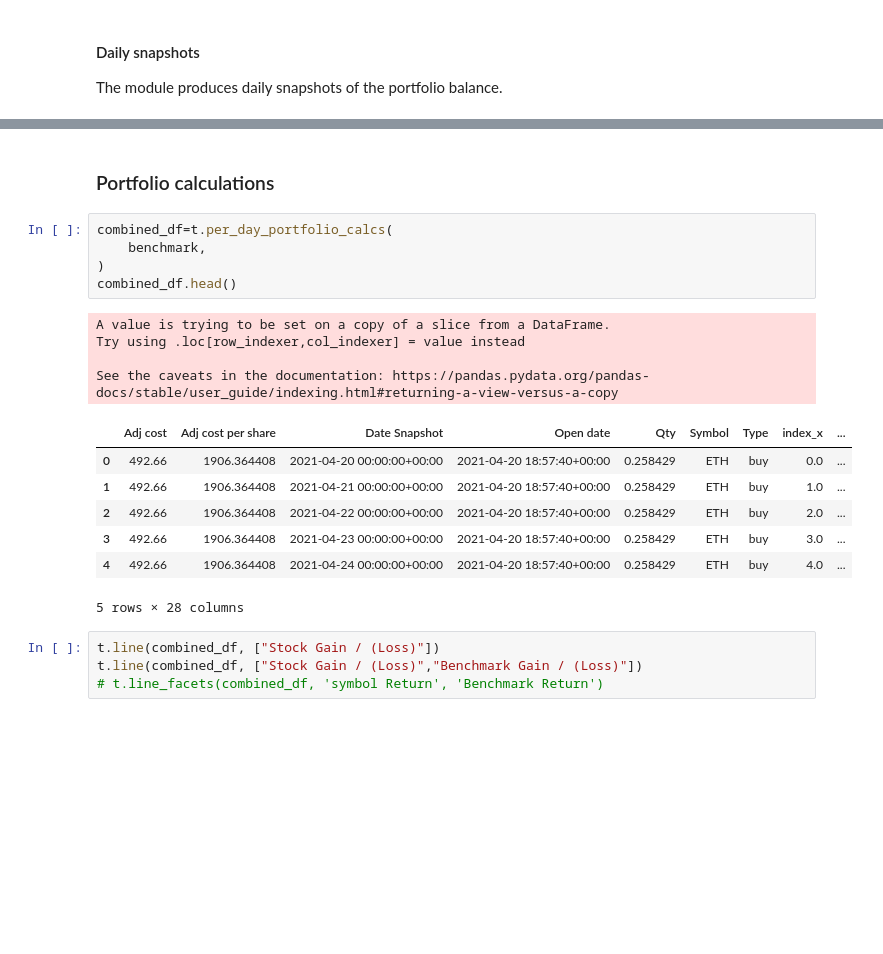
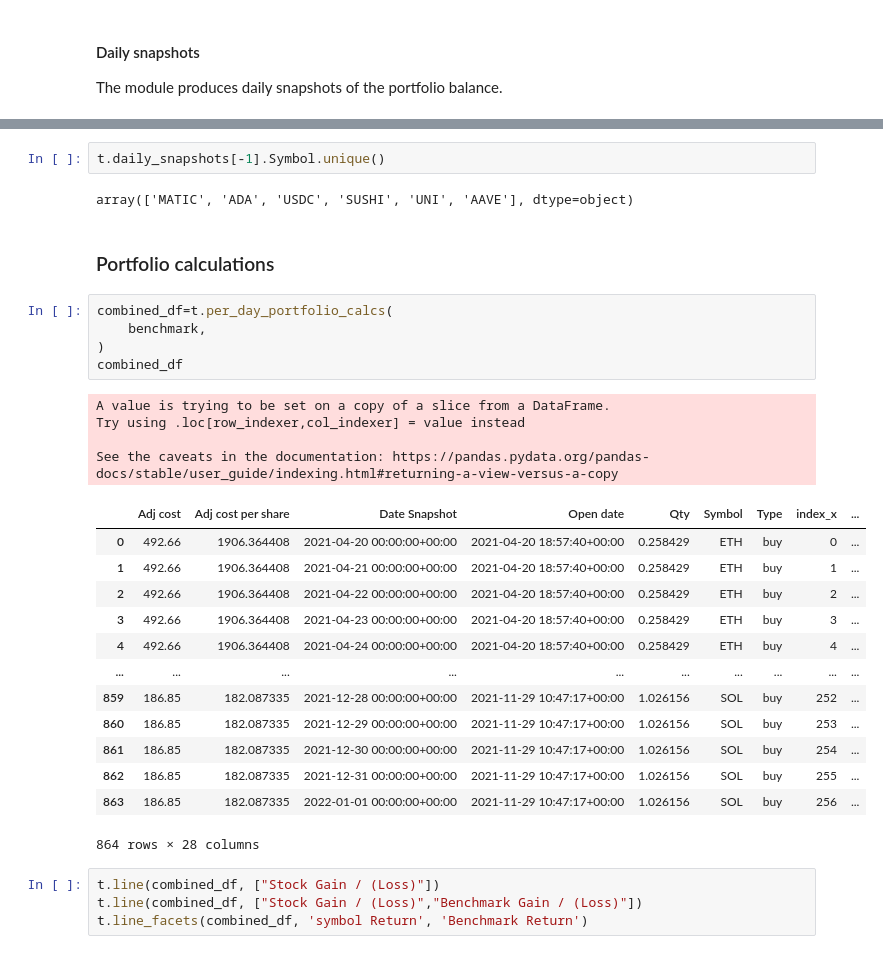
Before and after one commit to giocaizzi/surfingcrypto, a Jupyter notebook: notebooks/portfolio.ipynb, the cells around one changed output, grey strips where cells are left out. Saved outputs shown, nothing was run; the diff lists cells and outputs as text; blank space fills up the shorter version.

```diff
--- a/notebooks/portfolio.ipynb
+++ b/notebooks/portfolio.ipynb
@@ -119,23 +115,33 @@ t.daily_snapshots[-1]
+# %%
+t.daily_snapshots[-1].Symbol.unique()
+# %% [output]
+array(['MATIC', 'ADA', 'USDC', 'SUSHI', 'UNI', 'AAVE'], dtype=object)
 # %% [markdown]
 ### Portfolio calculations
 # %%
 combined_df=t.per_day_portfolio_calcs(
     benchmark,
 )
-combined_df.head()
+combined_df
 # %% [output]
 A value is trying to be set on a copy of a slice from a DataFrame.
 Try using .loc[row_indexer,col_indexer] = value instead
 
 See the caveats in the documentation: https://pandas.pydata.org/pandas-docs/stable/user_guide/indexing.html#returning-a-view-versus-a-copy
 |  | Adj cost | Adj cost per share | Date Snapshot | Open date | Qty | Symbol | Type | index_x | ... |
-| 0 | 492.66 | 1906.364408 | 2021-04-20 00:00:00+00:00 | 2021-04-20 18:57:40+00:00 | 0.258429 | ETH | buy | 0.0 | ... |
-| 1 | 492.66 | 1906.364408 | 2021-04-21 00:00:00+00:00 | 2021-04-20 18:57:40+00:00 | 0.258429 | ETH | buy | 1.0 | ... |
-| 2 | 492.66 | 1906.364408 | 2021-04-22 00:00:00+00:00 | 2021-04-20 18:57:40+00:00 | 0.258429 | ETH | buy | 2.0 | ... |
-| 3 | 492.66 | 1906.364408 | 2021-04-23 00:00:00+00:00 | 2021-04-20 18:57:40+00:00 | 0.258429 | ETH | buy | 3.0 | ... |
-| 4 | 492.66 | 1906.364408 | 2021-04-24 00:00:00+00:00 | 2021-04-20 18:57:40+00:00 | 0.258429 | ETH | buy | 4.0 | ... |
+| 0 | 492.66 | 1906.364408 | 2021-04-20 00:00:00+00:00 | 2021-04-20 18:57:40+00:00 | 0.258429 | ETH | buy | 0 | ... |
+| 1 | 492.66 | 1906.364408 | 2021-04-21 00:00:00+00:00 | 2021-04-20 18:57:40+00:00 | 0.258429 | ETH | buy | 1 | ... |
+| 2 | 492.66 | 1906.364408 | 2021-04-22 00:00:00+00:00 | 2021-04-20 18:57:40+00:00 | 0.258429 | ETH | buy | 2 | ... |
+| 3 | 492.66 | 1906.364408 | 2021-04-23 00:00:00+00:00 | 2021-04-20 18:57:40+00:00 | 0.258429 | ETH | buy | 3 | ... |
+| 4 | 492.66 | 1906.364408 | 2021-04-24 00:00:00+00:00 | 2021-04-20 18:57:40+00:00 | 0.258429 | ETH | buy | 4 | ... |
+| ... | ... | ... | ... | ... | ... | ... | ... | ... | ... |
+| 859 | 186.85 | 182.087335 | 2021-12-28 00:00:00+00:00 | 2021-11-29 10:47:17+00:00 | 1.026156 | SOL | buy | 252 | ... |
+| 860 | 186.85 | 182.087335 | 2021-12-29 00:00:00+00:00 | 2021-11-29 10:47:17+00:00 | 1.026156 | SOL | buy | 253 | ... |
+| 861 | 186.85 | 182.087335 | 2021-12-30 00:00:00+00:00 | 2021-11-29 10:47:17+00:00 | 1.026156 | SOL | buy | 254 | ... |
+| 862 | 186.85 | 182.087335 | 2021-12-31 00:00:00+00:00 | 2021-11-29 10:47:17+00:00 | 1.026156 | SOL | buy | 255 | ... |
+| 863 | 186.85 | 182.087335 | 2022-01-01 00:00:00+00:00 | 2021-11-29 10:47:17+00:00 | 1.026156 | SOL | buy | 256 | ... |
-5 rows × 28 columns
+864 rows × 28 columns
 # %%
 t.line(combined_df, ["Stock Gain / (Loss)"])
 t.line(combined_df, ["Stock Gain / (Loss)","Benchmark Gain / (Loss)"])
-# t.line_facets(combined_df, 'symbol Return', 'Benchmark Return')
+t.line_facets(combined_df, 'symbol Return', 'Benchmark Return')
```
Also changed, not shown: parts of 1 cell of this notebook, 1 other file.
